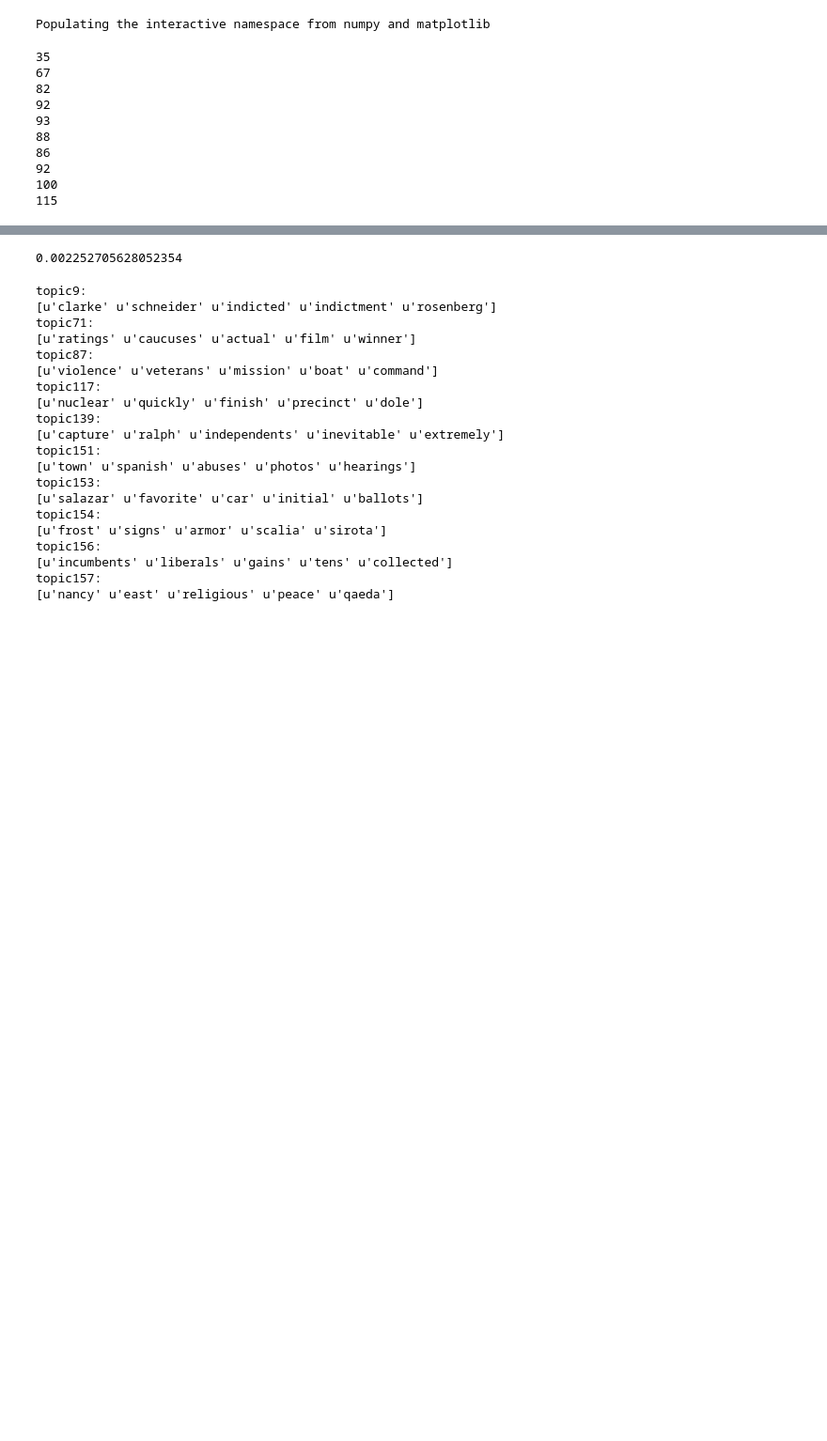
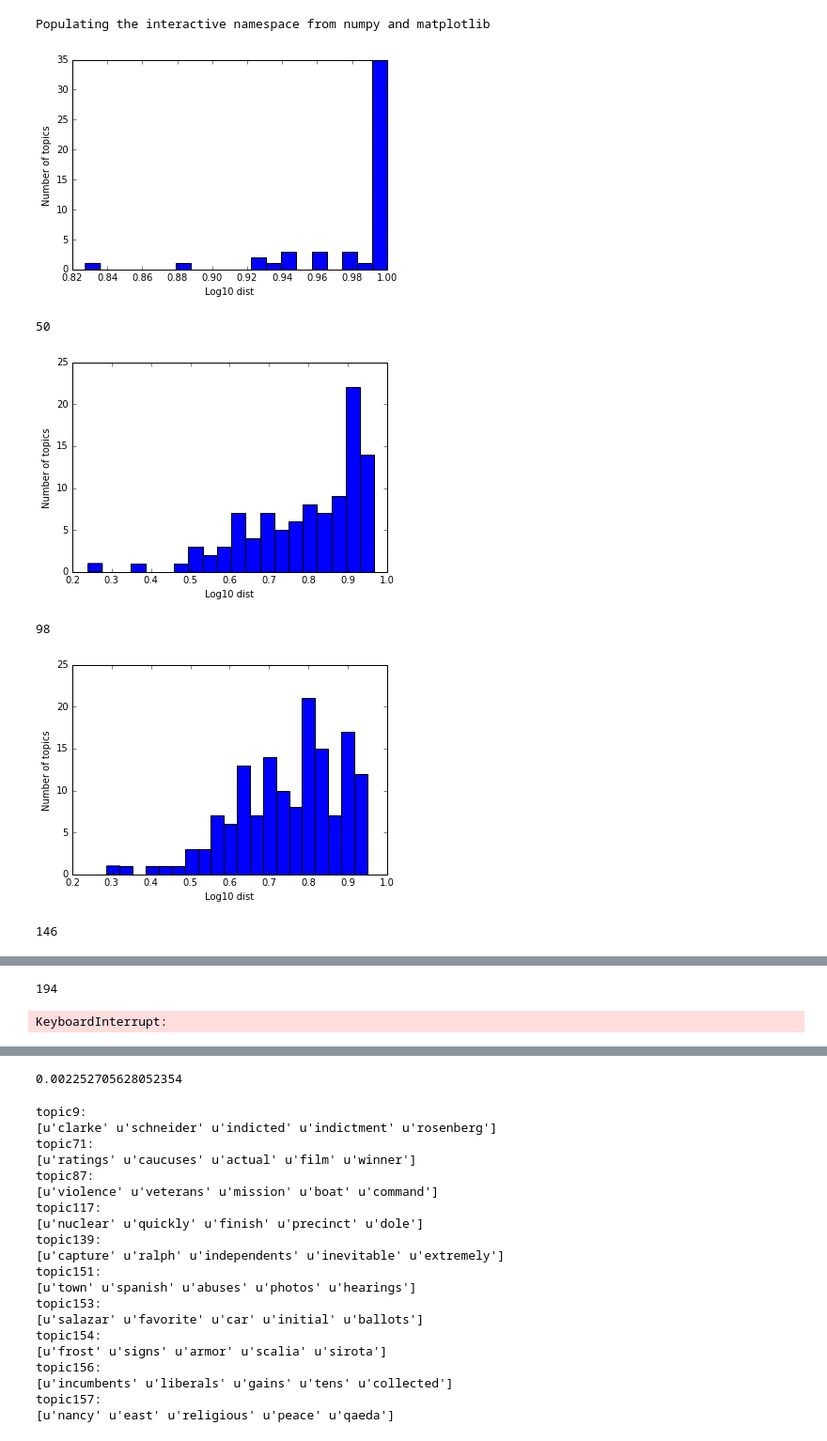
Before and after one commit to vovapolu/artm-experiments, a Jupyter notebook: artm_experiments_example.ipynb, the cells around one changed output, grey strips where cells are left out. Shown at 94% size. Cells and saved outputs as stored; diff of their text form; code cells hidden in the pictures; blank space fills up the shorter version.

```diff
--- a/artm_experiments_example.ipynb
+++ b/artm_experiments_example.ipynb
@@ -35,23 +35,25 @@ def display_points(phi):
         ax.annotate(phi.columns[i], xy=points[i], textcoords='offset points')
 
     plt.show()
+
+def save_hist(vals, bins, filename):
+    bins = (bins[:-1] + bins[1:]) / 2.0
+    np.savetxt(filename, np.vstack((bins, vals)).T, delimiter=',')
 # %%
-exp = Experiment(Pool(topics_filter=ConvexHullTopicsFilter(eps=1e-3, iter_num=10, verbose=False),
+exp = Experiment(Pool(topics_filter=OptimizationTopicsFilter(eps=0.4, verbose=False),
                       save_topics=True))
 for i in xrange(10):
     model_artm = create_model()
     model_artm.fit_offline(batch_vectorizer=batch_vectorizer, num_collection_passes=15, num_document_passes=1)
     #display_points(model_artm.get_phi())
     exp.collect_topics(model_artm.get_phi(), model_artm.get_theta())
+    vals, bins = exp.topics_pool.topics_filter.plot_hist()
+    save_hist(vals, bins, "data_iter_{}.csv".format(i))
     print exp.topics_pool.get_basic_topics_count()
 # %% [output]
+[figure, added]
-35
-67
-82
-92
-93
-88
-86
-92
-100
-115
+50
+[figure, added]
+98
+[figure, added]
+146
@@ -57,0 +61,2 @@ for i in xrange(10):
+194
+KeyboardInterrupt:
```
Also changed, not shown: parts of 5 cells of this notebook, 4 other files.
